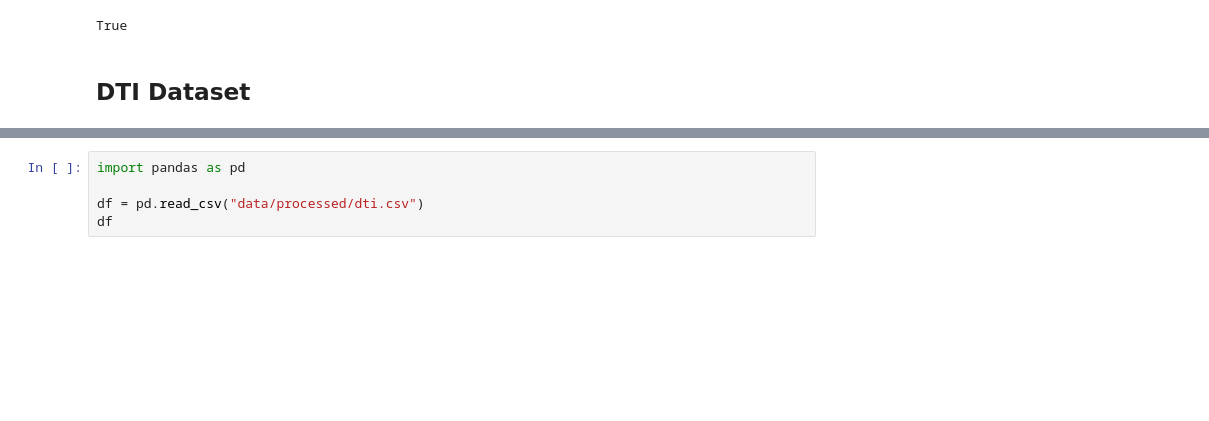
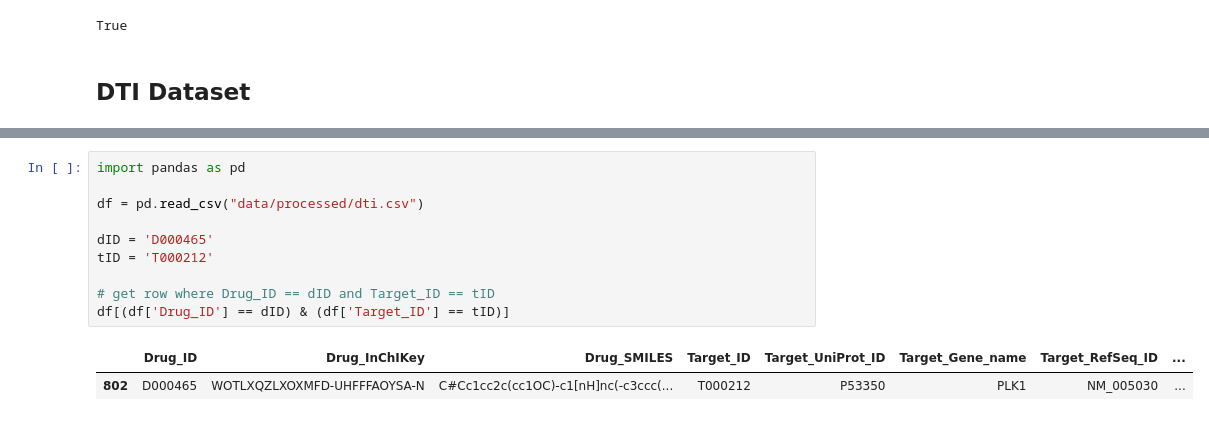
Before and after one commit to robsyc/MB-VAE-DTI, a Jupyter notebook: notebooks/processing.ipynb, the cells around one changed output, grey strips where cells are left out. Drawn from its saved outputs; the diff is of its cells as text; blank space fills up the shorter version.

```diff
--- a/notebooks/processing.ipynb
+++ b/notebooks/processing.ipynb
@@ -124,5 +213,13 @@ True
 # %%
 import pandas as pd
 
 df = pd.read_csv("data/processed/dti.csv")
-df
+
+dID = 'D000465'
+tID = 'T000212'
+
+# get row where Drug_ID == dID and Target_ID == tID
+df[(df['Drug_ID'] == dID) & (df['Target_ID'] == tID)]
+# %% [output]
+|  | Drug_ID | Drug_InChIKey | Drug_SMILES | Target_ID | Target_UniProt_ID | Target_Gene_name | Target_RefSeq_ID | ... |
+| 802 | D000465 | WOTLXQZLXOXMFD-UHFFFAOYSA-N | C#Cc1cc2c(cc1OC)-c1[nH]nc(-c3ccc(... | T000212 | P53350 | PLK1 | NM_005030 | ... |
```
Also changed, not shown: parts of 7 cells of this notebook, 24 other files.
